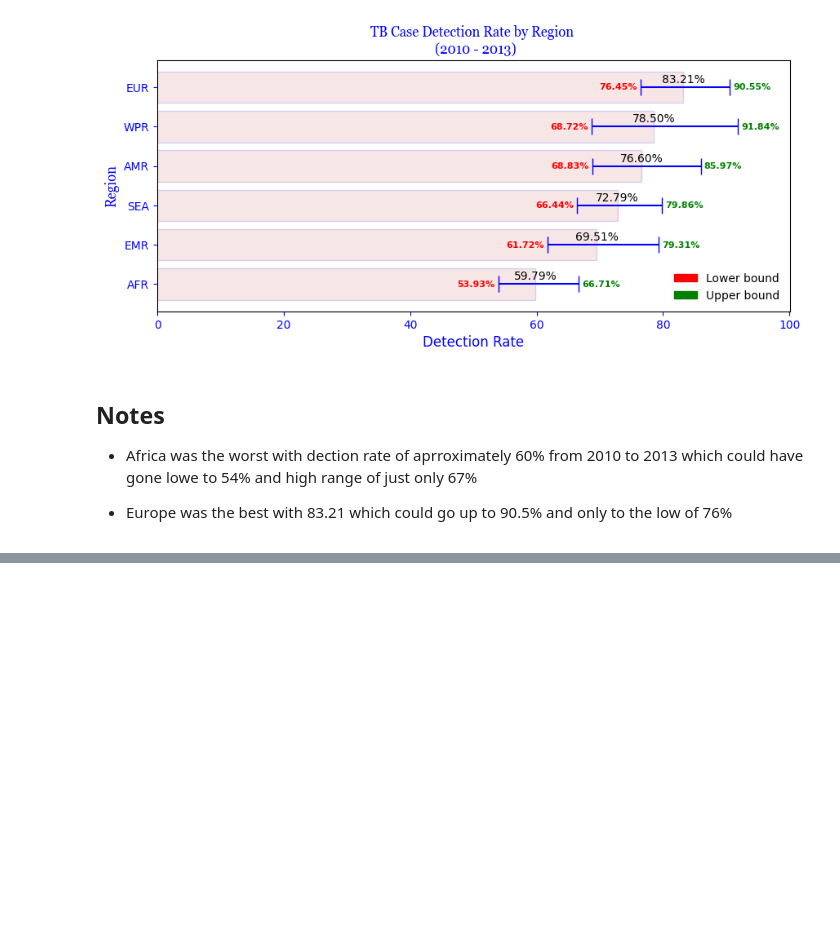
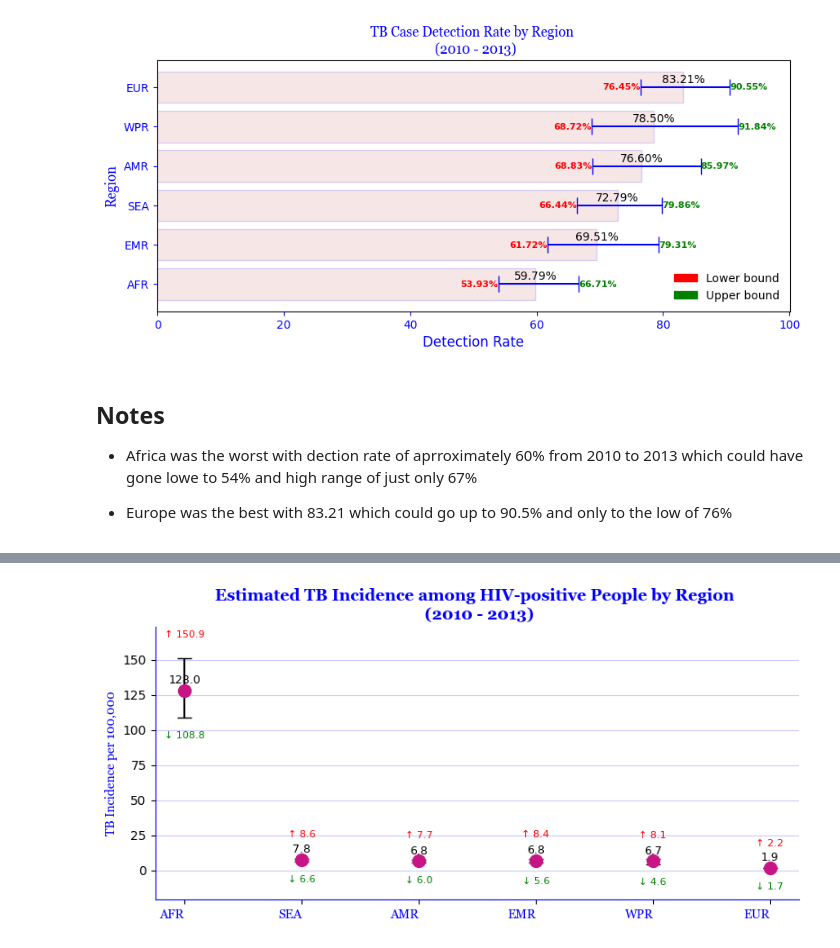
Before and after one commit to murithidenisgitobu/TB-BURDEN-IN-THE-WORLD, a Jupyter notebook: Notebook/TB.ipynb, the cells around one changed output, grey strips where cells are left out. Drawn from its saved outputs; the diff is of its cells as text; code cells hidden in the pictures; blank space fills up the shorter version.

```diff
--- a/Notebook/TB.ipynb
+++ b/Notebook/TB.ipynb
@@ -718,12 +718,14 @@ for i, row in case_detection_rate.iterrows():
 
 # Add low & high error labels
 for i, row in case_detection_rate.iterrows():
-    ax.text(row["Case detection rate (all forms), percent"] - row["Lower_error"] - 0.5, i,
+    ax.text(row["Case detection rate (all forms), percent"] - row["Lower_error"],
+            i,
             f"{row['Case detection rate (all forms), percent, low bound']:.2f}%",
             ha='right',
             va='center', fontsize=8, color='red', fontweight="bold")
 
-    ax.text(row["Case detection rate (all forms), percent"] + row["Upper_error"] + 0.5, i,
+    ax.text(row["Case detection rate (all forms), percent"] + row["Upper_error"],
+            i,
             f"{row['Case detection rate (all forms), percent, high bound']:.2f}%",
             ha='left', va='center', fontsize=8, color='green', fontweight="bold")
 
@@ -754,0 +791,58 @@ plt.show()
+# %%
+# Setup figure
+fig, ax = plt.subplots(figsize=(8, 4))
+
+# X values: convert regions to numeric positions
+x = np.arange(len(tb_hiv))
+regions = tb_hiv["Region"]
+y = tb_hiv["Estimated incidence of TB cases who are HIV-positive per 100 000 population"]
+lower = tb_hiv["Lower_error"] * 1.0
+upper = tb_hiv["Upper_error"] * 1.0
+
+# Plot stems (lines from axis to data point)
+# Plot dots for estimates
+ax.scatter(x, y, color='mediumvioletred', s=100, zorder=3, label="Estimated Incidence")
+
+# Plot error bars
+ax.errorbar(
+    x, y,
+    yerr=[lower, upper],
+    fmt='o',
+    color='mediumvioletred',
+    ecolor='black',
+    elinewidth=1.5,
+    capsize=6,
+    zorder=2
+)
+
+# Annotate values
+for i in range(len(tb_hiv)):
+    # Estimated
+    ax.text(x[i], y[i] + 5, f"{y[i]:.1f}", ha='center', fontsize=9, color='black')
+
+    # Lower bound
+    ax.text(x[i], y[i] - lower[i] - 15, f"↓ {y[i] - lower[i]:.1f}", ha='center', fontsize=8, color='green')
+
+    # Upper bound
+    ax.text(x[i], y[i] + upper[i] + 15, f"↑ {y[i] + upper[i]:.1f}", ha='center', fontsize=8, color="red")
+# Style tweaks
+ax.set_xticks(x)
+ax.set_xticklabels(regions, ha='right', fontname='georgia', color="blue")
+
+
+ax.set_ylabel("TB Incidence per 100,000", fontname="georgia", color="blue")
+ax.set_title("Estimated TB Incidence among HIV-positive People by Region \n (2010 - 2013)",
+             fontsize=13,
+             weight='bold',
+             color="blue",
+             fontname="Georgia")
+ax.spines[['top', 'right']].set_visible(False)
+
+# 🟦 Set left spine (y-axis) to blue
+ax.spines[["bottom", "left"]].set_color("blue")
+ax.grid(axis='y', linestyle='-', alpha=0.2, color="Blue")
+plt.margins(y=0.15)
+plt.tight_layout()
+plt.show()
+# %% [output]
+[figure, added]
```
Also changed, not shown: parts of 4 cells of this notebook.
